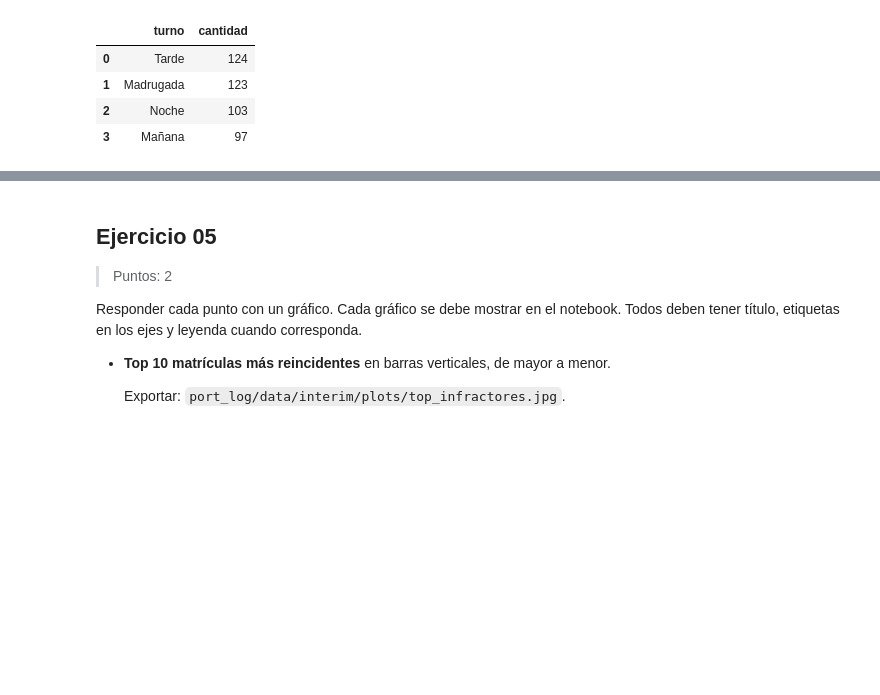
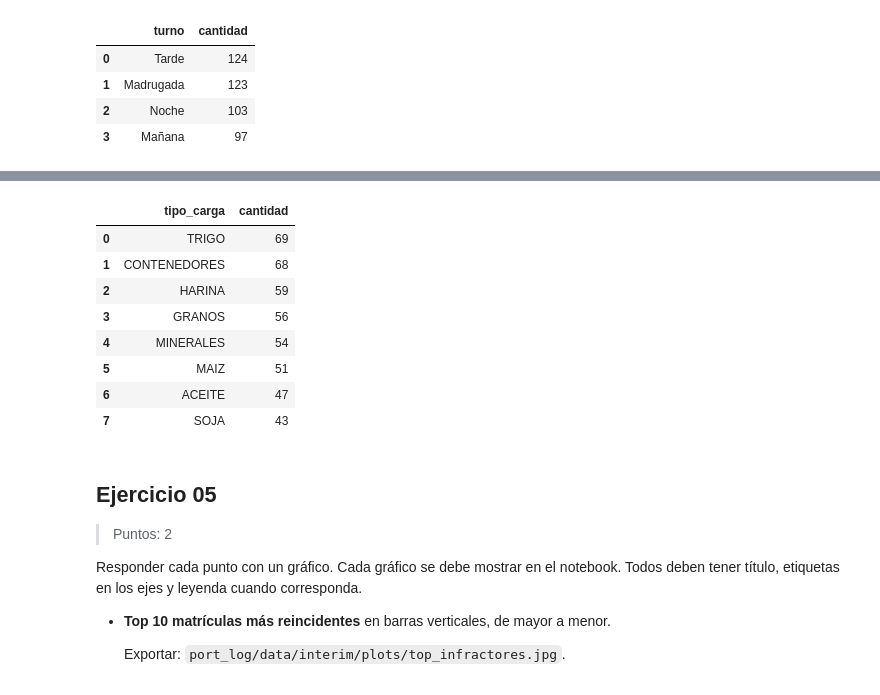
Before and after one commit to HectorOviedoM/Port_Log-Grupo_16, a Jupyter notebook: 01_Port_Log-Grupo_16.ipynb, the cells around one changed output, grey strips where cells are left out. Saved outputs shown, nothing was run; the diff lists cells and outputs as text; code cells hidden in the pictures; blank space fills up the shorter version.

```diff
--- a/01_Port_Log-Grupo_16.ipynb
+++ b/01_Port_Log-Grupo_16.ipynb
@@ -881,3 +925,16 @@ analyzer.infracciones_por_turno()
+# %%
+#@title Ejercicio 04 — Infracciones por tipo de carga
+analyzer.infractores_por_tipo_carga()
+# %% [output]
+|  | tipo_carga | cantidad |
+| 0 | TRIGO | 69 |
+| 1 | CONTENEDORES | 68 |
+| 2 | HARINA | 59 |
+| 3 | GRANOS | 56 |
+| 4 | MINERALES | 54 |
+| 5 | MAIZ | 51 |
+| 6 | ACEITE | 47 |
+| 7 | SOJA | 43 |
 # %% [markdown]
 ## Ejercicio 05
 
```
Also changed, not shown: parts of 36 cells of this notebook, 1 other file.
